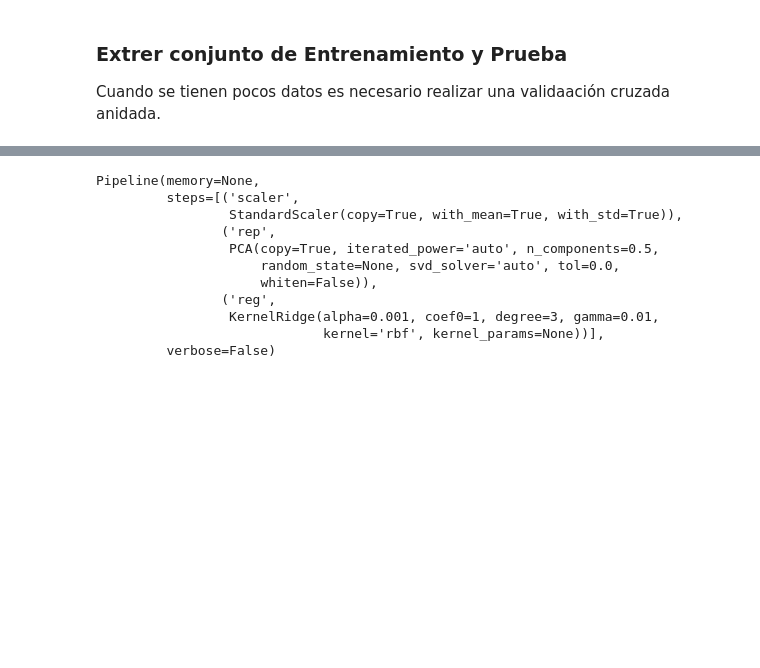
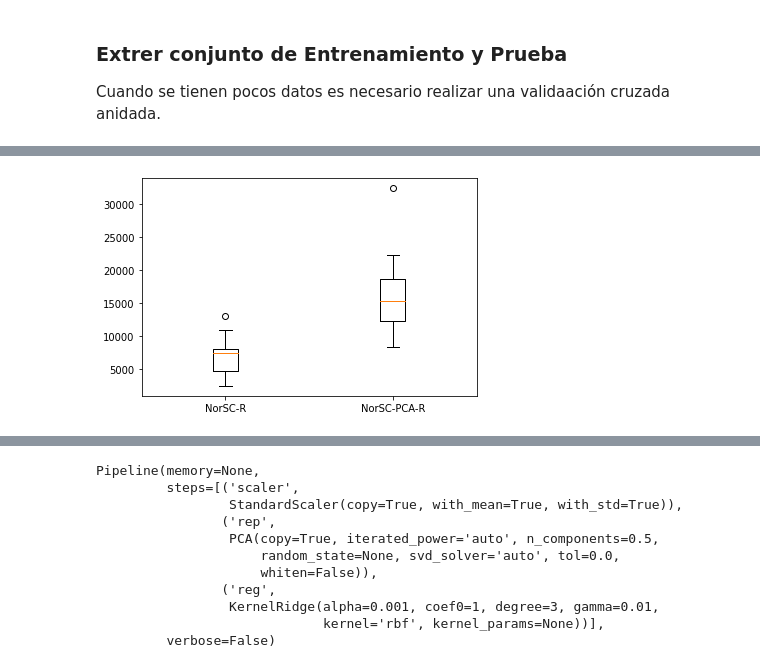
Before and after one commit to sefrancogo/Analitica-de-Datos, a Jupyter notebook: Covid_Paises.ipynb, the cells around one changed output, grey strips where cells are left out. Saved outputs shown, nothing was run; the diff lists cells and outputs as text; code cells hidden in the pictures; blank space fills up the shorter version.

```diff
--- a/Covid_Paises.ipynb
+++ b/Covid_Paises.ipynb
@@ -174,0 +380,22 @@ def V_Cruzada_Anidada(X_data,Y_data,steps,parameters):
+# %%
+steps = [
+         [('scaler', StandardScaler()),           #estandarizar cada atributo columna de xtrain centrada en 0 y var = 1
+          ('reg',  Ridge( ))],
+         [('scaler', StandardScaler()),
+          ('rep', PCA()),
+          ('reg',  Ridge())]
+          ]
+
+parameters = [
+                {'reg__alpha':[1e-3,1e-2,1e-1,1],
+                 'reg__solver':['svd', 'cholesky', 'lsqr', 'sag', 'saga']
+                 },
+                {'rep__n_components':[0.5,0.9],
+                 'reg__alpha':[1e-3,1e-2,1e-1,1],
+                 'reg__solver':['svd', 'cholesky', 'lsqr', 'sag', 'saga']
+                 }
+               ]
+
+label_model_R = ['NorSC-R','NorSC-PCA-R']
+
+B_Model_R, B_Hiperpara_R, MAE_R = V_Cruzada_Anidada(X,y,steps,parameters)
@@ -174,0 +502,6 @@ def V_Cruzada_Anidada(X_data,Y_data,steps,parameters):
+# %%
+plt.boxplot(MAE_R)
+plt.xticks(ticks=np.arange(len(steps))+1,labels=label_model_R)
+plt.show()
+# %% [output]
+[figure, added]
```
Also changed, not shown: parts of 44 cells of this notebook.
